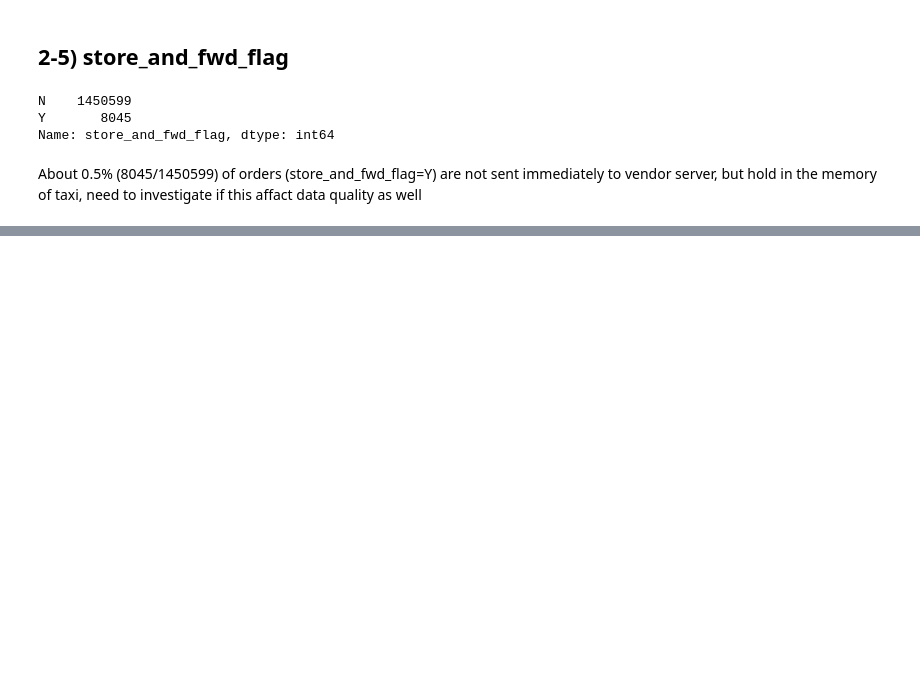
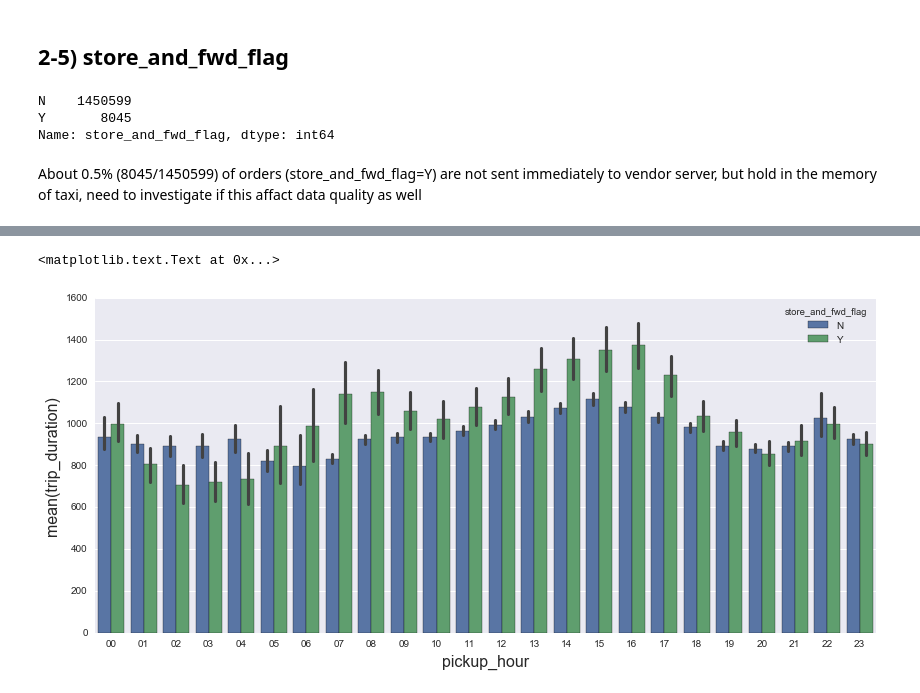
Before and after one commit to yennanliu/NYC_Taxi_Trip_Duration, a Jupyter notebook: notebook/NYC_Taxi_EDA_V1_Yen.ipynb, the cells around one changed output, grey strips where cells are left out. Cells and saved outputs as stored; diff of their text form; code cells hidden in the pictures; blank space fills up the shorter version.

```diff
--- a/notebook/NYC_Taxi_EDA_V1_Yen.ipynb
+++ b/notebook/NYC_Taxi_EDA_V1_Yen.ipynb
@@ -258,0 +298,11 @@ df_train
+# %%
+# plots trip duration on store_and_fwd_flag
+# (send back data to vendor server directly or save in taxi then upload because internet issues)
+
+plt.figure(figsize=(14,6))
+sns.barplot(x='pickup_hour',y='trip_duration',data=df_train_,hue='store_and_fwd_flag')
+plt.xlabel('pickup_hour',fontsize=16)
+plt.ylabel('mean(trip_duration)',fontsize=16)
+# %% [output]
+<matplotlib.text.Text at 0x...>
+[figure, added]
```
Also changed, not shown: parts of 16 cells of this notebook.
